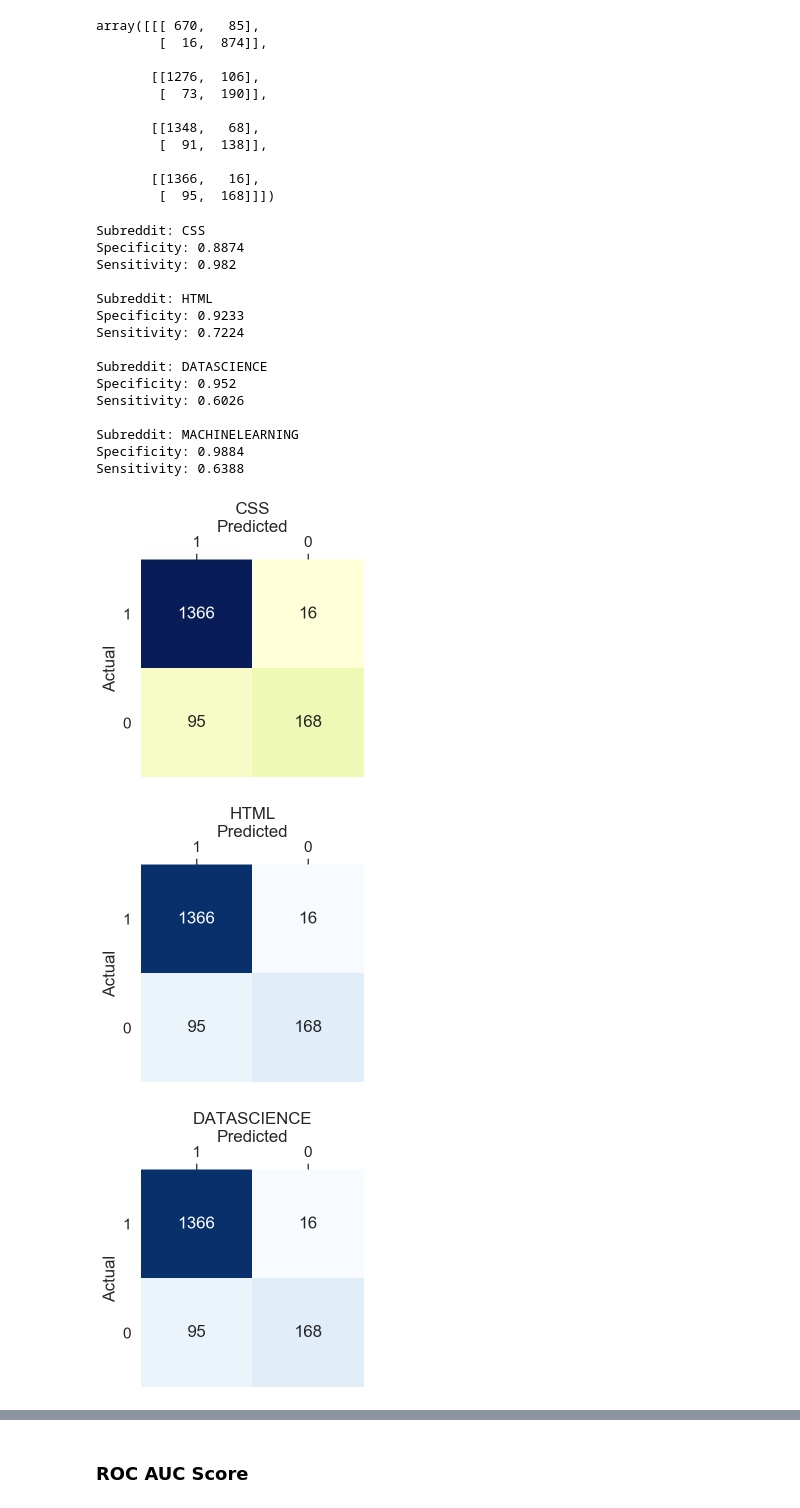
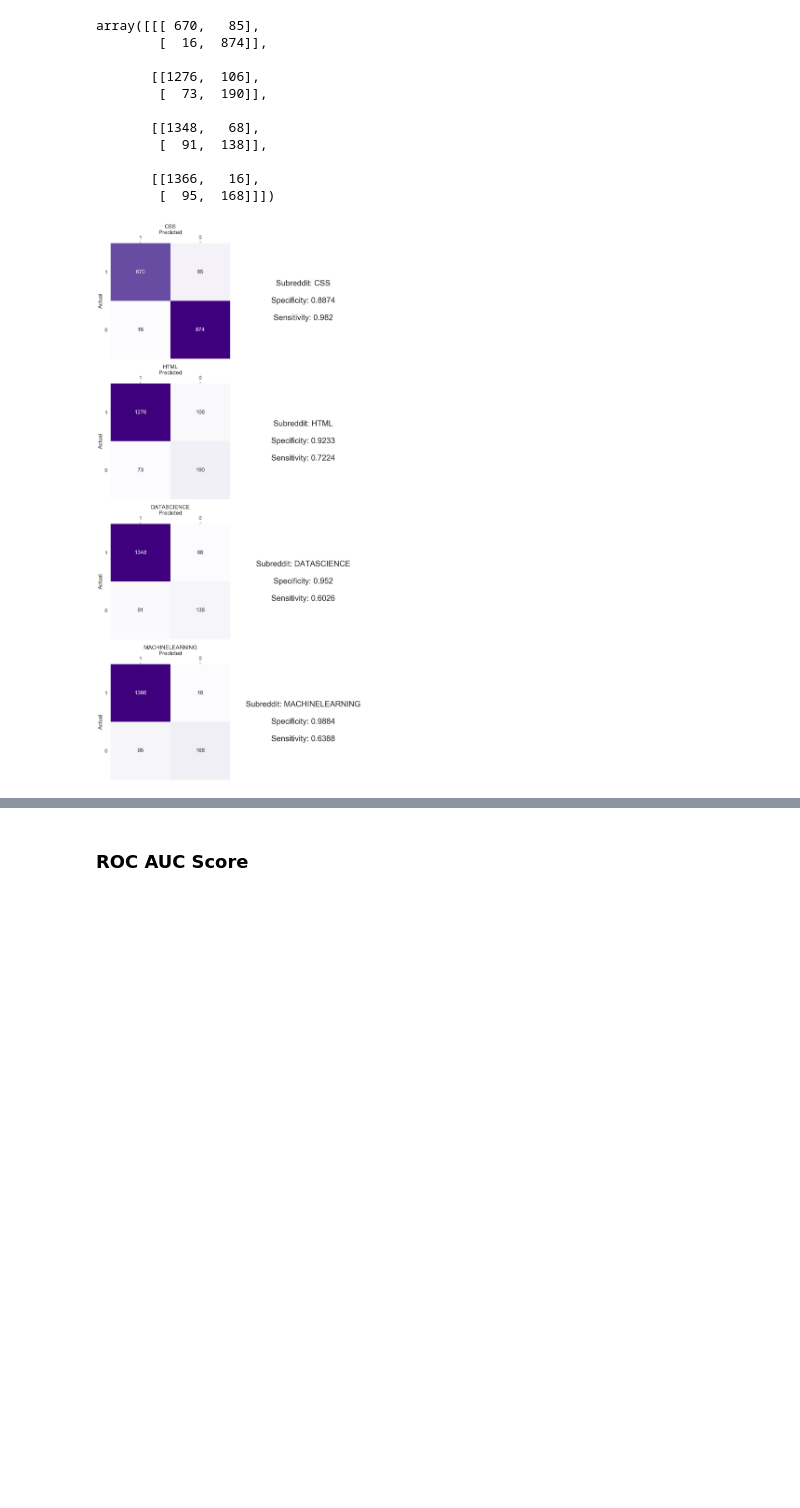
Before and after one commit to datapointchris/reddit-nlp, a Jupyter notebook: code/ds_workflow.ipynb, the cells around one changed output, grey strips where cells are left out. Cells and saved outputs as stored; diff of their text form; code cells hidden in the pictures; blank space fills up the shorter version.

```diff
--- a/code/ds_workflow.ipynb
+++ b/code/ds_workflow.ipynb
@@ -400,38 +396,30 @@ cmaps = ['BuGn_r','Blues','YlGnBu','Blues_r']
 # %%
+fig, ax = plt.subplots(ncols=2, nrows=len(subreddit_list),
+                       figsize=(12, 6*len(subreddit_list)))
+
 for i, cm in enumerate(mcm):
-    print(f'Subreddit: {subreddit_list[i].upper()}')
+    df_cm = pd.DataFrame(cm)
+    df_cm.index.name = 'Actual'
+    df_cm.columns.name = 'Predicted'
+    sns.heatmap(df_cm, annot=True, fmt="d", cbar=False,
+                cmap='Purples', ax=ax[i, 0])
 
-    fig, ax = plt.subplots(figsize=(4,4))
-    sns.set(font_scale=1.4)
-    sns.heatmap(df_cm, annot=True, fmt="d", cbar=False, cmap=np.random.choice(cmaps), ax=ax)
-    ax.set_yticklabels(labels=[1,0], rotation='horizontal')
-    ax.set_xticklabels(labels=[1,0])
-    ax.xaxis.tick_top()
-    ax.xaxis.set_label_position('top')
-    ax.set_title(subreddit_list[i].upper())
+    ax[i, 0].set_yticklabels(labels=[1, 0], rotation='horizontal')
+    ax[i, 0].set_xticklabels(labels=[1, 0])
+    ax[i, 0].xaxis.tick_top()
+    ax[i, 0].xaxis.set_label_position('top')
+    ax[i, 0].set_title(subreddit_list[i].upper())
 
     tn, fp, fn, tp = cm.ravel()
     specif = tn / (tn + fp)
-    print(f'Specificity: {round(specif,4)}')
-    sens = tp / (tp +fn)
-    print(f'Sensitivity: {round(sens,4)}')
-    print()
+
+    sens = tp / (tp + fn)
+    box_text = f'''Subreddit: {subreddit_list[i].upper()}\n\nSpecificity: {round(specif,4)}\n\nSensitivity: {round(sens,4)}'''
+    ax[i, 1].text(0.5, 0.5, box_text, horizontalalignment='center',
+                  verticalalignment='center', fontsize=24)
+    ax[i, 1].set_axis_off()
+
+
+plt.tight_layout()
 # %% [output]
-Subreddit: CSS
-Specificity: 0.8874
-Sensitivity: 0.982
-
-Subreddit: HTML
-Specificity: 0.9233
-Sensitivity: 0.7224
-
-Subreddit: DATASCIENCE
-Specificity: 0.952
-Sensitivity: 0.6026
-
-Subreddit: MACHINELEARNING
-Specificity: 0.9884
-Sensitivity: 0.6388
-[figure, old version]
+[figure, new version]
-[figure, removed]
-[figure, removed]
```
Also changed, not shown: parts of 5 cells of this notebook.
